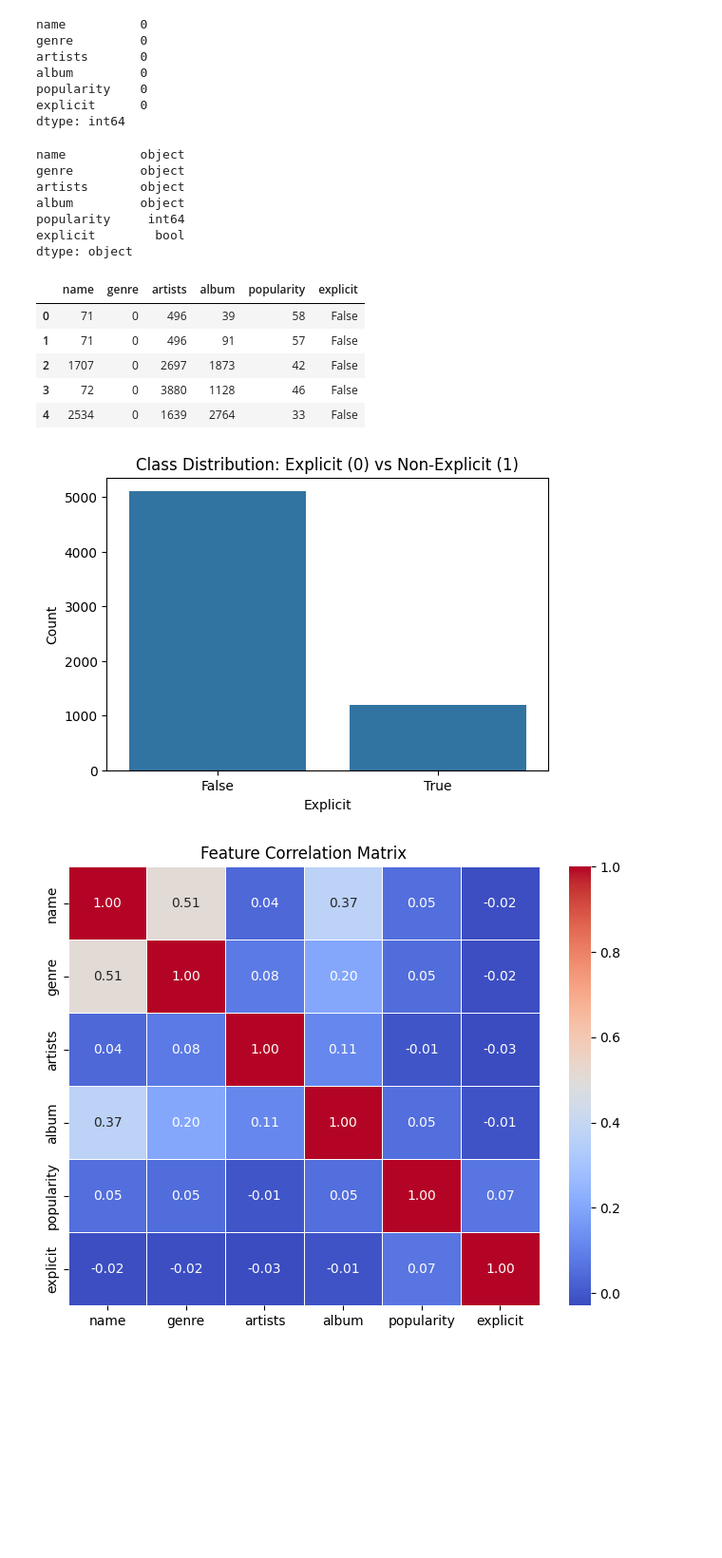
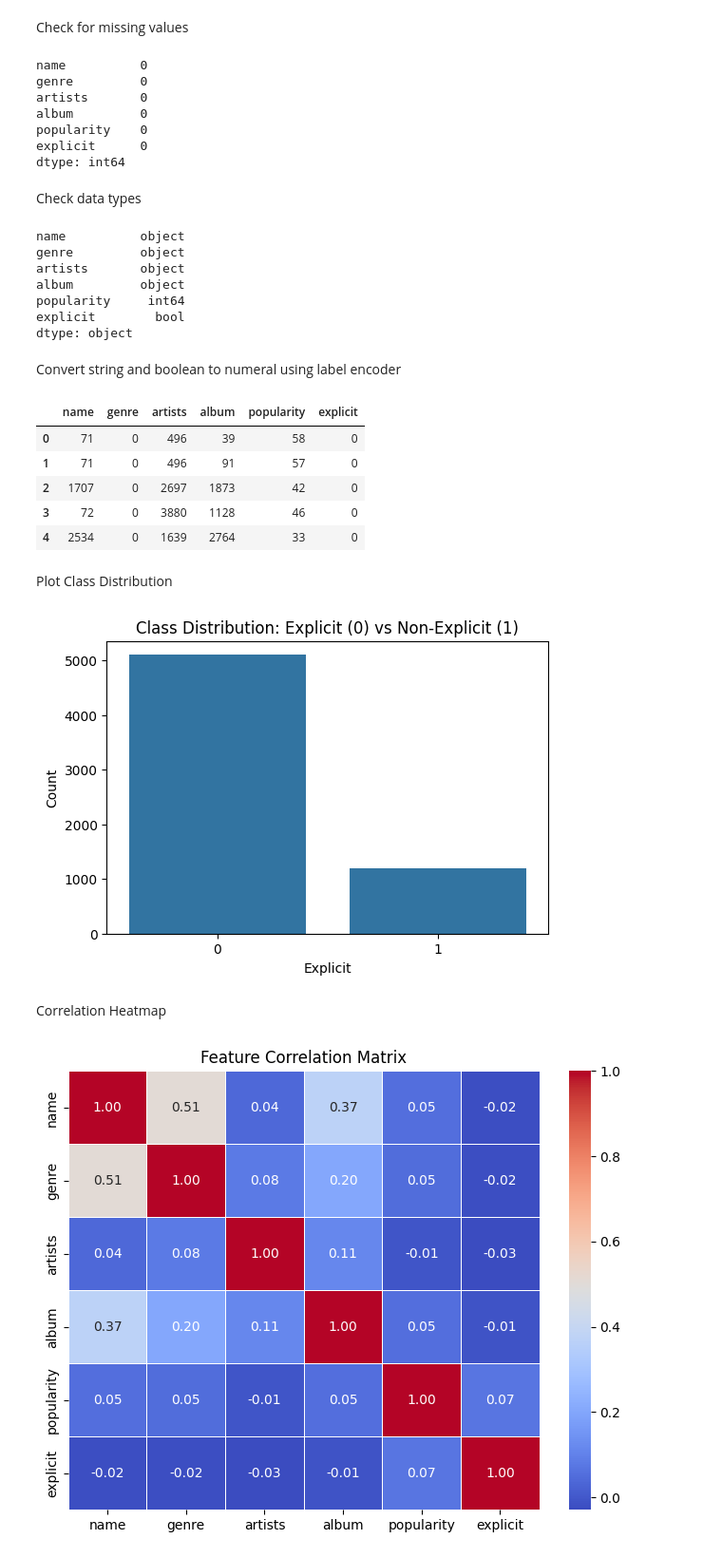
Before and after one commit to katsura919/Spotify-track-ML, a Jupyter notebook: wew.ipynb, the cells around one changed output. Shown at 95% size. Drawn from its saved outputs; the diff is of its cells as text; code cells hidden in the pictures; blank space fills up the shorter version.

```diff
--- a/wew.ipynb
+++ b/wew.ipynb
@@ -39,6 +45,8 @@ df_selected.head()
 | 2 | Here Comes the Sun - Acoustic | acoustic | Molly Hocking, Bailey Rushlow | Here Comes the Sun (Acoustic) | 42 | False |
 | 3 | Acoustic #3 | acoustic | The Goo Goo Dolls | Dizzy up the Girl | 46 | False |
 | 4 | My Love Mine All Mine - Acoustic ... | acoustic | Guus Dielissen, Casper Esmann | My Love Mine All Mine (Acoustic I... | 33 | False |
+# %% [markdown]
+Check for missing values
 # %%
 df_selected.isnull().sum()
 # %% [output]
@@ -49,6 +57,8 @@ album         0
 popularity    0
 explicit      0
 dtype: int64
+# %% [markdown]
+Check data types
 # %%
 df_selected.dtypes
 # %% [output]
@@ -59,23 +69,27 @@ album         object
 popularity     int64
 explicit        bool
 dtype: object
+# %% [markdown]
+Convert string and boolean to numeral using label encoder
 # %%
 le = LabelEncoder()
 
 encoders = {}
 
-for col in df_selected.select_dtypes(include=['object']).columns:
+for col in df_selected.select_dtypes(include=['object','bool']).columns:
     df_selected[col] = le.fit_transform(df_selected[col])
     encoders[col] = le
 
 df_selected.head()
 # %% [output]
 |  | name | genre | artists | album | popularity | explicit |
-| 0 | 71 | 0 | 496 | 39 | 58 | False |
-| 1 | 71 | 0 | 496 | 91 | 57 | False |
-| 2 | 1707 | 0 | 2697 | 1873 | 42 | False |
-| 3 | 72 | 0 | 3880 | 1128 | 46 | False |
-| 4 | 2534 | 0 | 1639 | 2764 | 33 | False |
+| 0 | 71 | 0 | 496 | 39 | 58 | 0 |
+| 1 | 71 | 0 | 496 | 91 | 57 | 0 |
+| 2 | 1707 | 0 | 2697 | 1873 | 42 | 0 |
+| 3 | 72 | 0 | 3880 | 1128 | 46 | 0 |
+| 4 | 2534 | 0 | 1639 | 2764 | 33 | 0 |
+# %% [markdown]
+Plot Class Distribution
 # %%
 # Class distribution for the target variable (explicit)
 plt.figure(figsize=(6, 4))
@@ -85,7 +99,9 @@ plt.xlabel("Explicit")
 plt.ylabel("Count")
 plt.show()
 # %% [output]
-[figure, old version]
+[figure, new version]
+# %% [markdown]
+Correlation Heatmap
 # %%
 # Feature correlation heatmap
 plt.figure(figsize=(8, 6))
```
Also changed, not shown: parts of 19 cells of this notebook.
